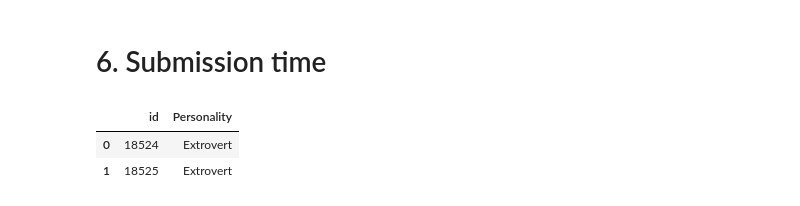
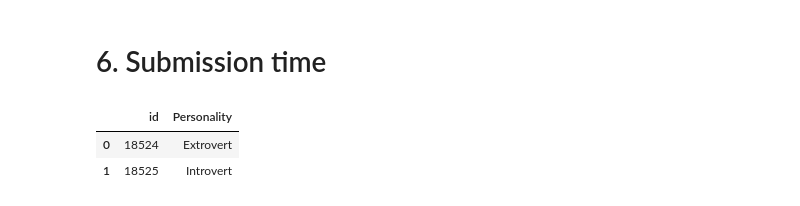
Before and after one commit to Usul1980/Predict-the-Introverts-from-the-Extroverts, a Jupyter notebook: predict-the-introverts-imputation-and-lightgbm.ipynb, the cells around one changed output. Saved outputs shown, nothing was run; the diff lists cells and outputs as text; code cells hidden in the pictures.

Commit message:
Kaggle Notebook | 0.97 Predict the Introverts - Imputation LightGBM | Version 8

```diff
--- a/predict-the-introverts-imputation-and-lightgbm.ipynb
+++ b/predict-the-introverts-imputation-and-lightgbm.ipynb
@@ -178,6 +180,20 @@ Drained_after_socializing_No        0
 Drained_after_socializing_Yes       0
 dtype: int64
 # %%
+cont_feats = [col for col in test[['Time_spent_Alone','Stage_fear_No','Stage_fear_Yes'
+                                    ,'Social_event_attendance','Going_outside','Drained_after_socializing_No'
+                                    ,'Drained_after_socializing_Yes','Friends_circle_size','Post_frequency']].columns]
+
+# Iterative Imputation
+
+iter_imputer = IterativeImputer(random_state=42)
+iter_imputed = iter_imputer.fit_transform(test[['Time_spent_Alone','Stage_fear_No','Stage_fear_Yes'
+                                    ,'Social_event_attendance','Going_outside','Drained_after_socializing_No'
+                                    ,'Drained_after_socializing_Yes','Friends_circle_size','Post_frequency']])
+_columns = ['Time_spent_Alone','Stage_fear_No','Stage_fear_Yes'
+                                    ,'Social_event_attendance','Going_outside','Drained_after_socializing_No'
+                                    ,'Drained_after_socializing_Yes','Friends_circle_size','Post_frequency']
+df_iter_imputed = pd.DataFrame(iter_imputed,columns = _columns)
 test['Time_spent_Alone'] = df_iter_imputed['Time_spent_Alone']
 test['Stage_fear_No'] = df_iter_imputed['Stage_fear_No']
 print('ihere')
@@ -338,13 +347,13 @@ sns.heatmap(cm_array, annot=labels, fmt='', cmap='Blues')
 # %%
 test['Personality'] = np.where(model.predict(test[['Time_spent_Alone','Stage_fear_No','Stage_fear_Yes'
                                     ,'Social_event_attendance','Going_outside','Drained_after_socializing_No'
-                                    ,'Drained_after_socializing_Yes','Friends_circle_size','Post_frequency']]) > 0.5,'Introvert','Extrovert')
+                                    ,'Drained_after_socializing_Yes','Friends_circle_size','Post_frequency']]) == 1,'Introvert','Extrovert')
 
 sub=test[["id","Personality"]]
 sub.head(2)
 # %% [output]
 |  | id | Personality |
 | 0 | 18524 | Extrovert |
-| 1 | 18525 | Extrovert |
+| 1 | 18525 | Introvert |
 # %%
 sub.to_csv("/kaggle/working/submission.csv",index=False)
```
Also changed, not shown: parts of 7 cells of this notebook.
